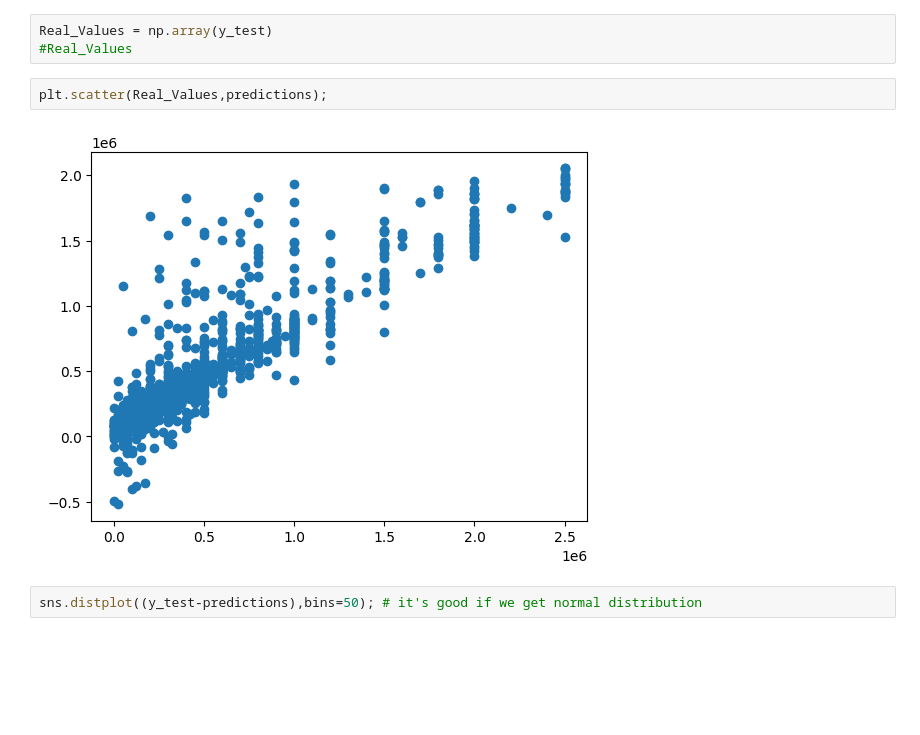
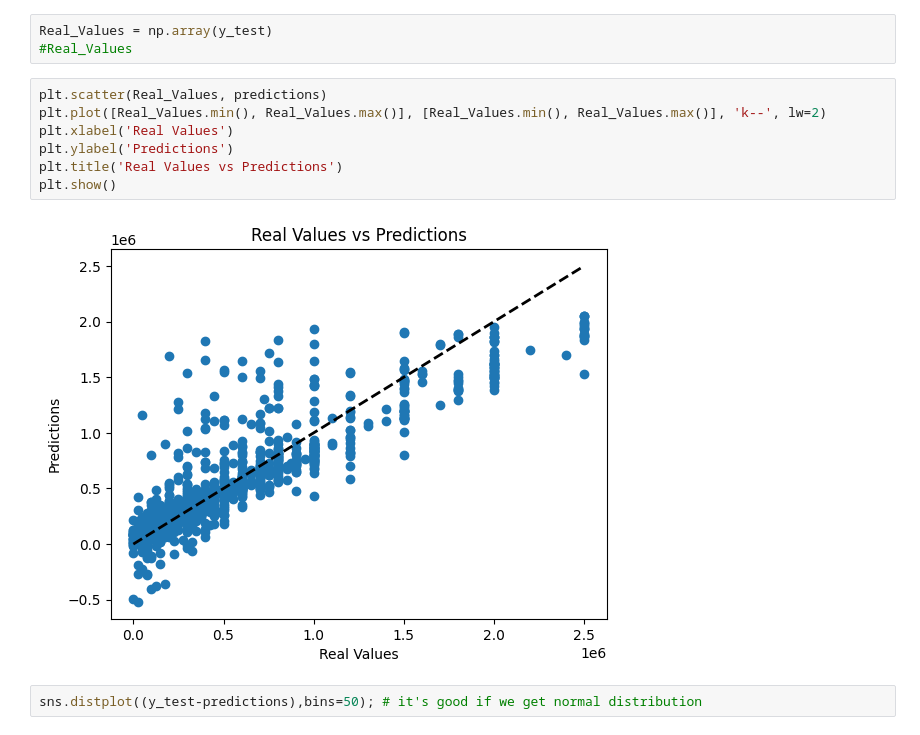
Before and after one commit to fileoy/Usecase-7, a Jupyter notebook: EDA explain template.ipynb, the cells around one changed output. Saved outputs shown, nothing was run; the diff lists cells and outputs as text; blank space fills up the shorter version.

```diff
--- a/EDA explain template.ipynb
+++ b/EDA explain template.ipynb
@@ -536,9 +720,14 @@ predictions = model.predict(X_test_scaled)
 Real_Values = np.array(y_test)
 #Real_Values
 # %%
-plt.scatter(Real_Values,predictions);
+plt.scatter(Real_Values, predictions)
+plt.plot([Real_Values.min(), Real_Values.max()], [Real_Values.min(), Real_Values.max()], 'k--', lw=2)
+plt.xlabel('Real Values')
+plt.ylabel('Predictions')
+plt.title('Real Values vs Predictions')
+plt.show()
 # %% [output]
-[figure, old version]
+[figure, new version]
 # %%
 sns.distplot((y_test-predictions),bins=50); # it's good if we get normal distribution
 # %% [output]
```
Also changed, not shown: parts of 22 cells of this notebook.
